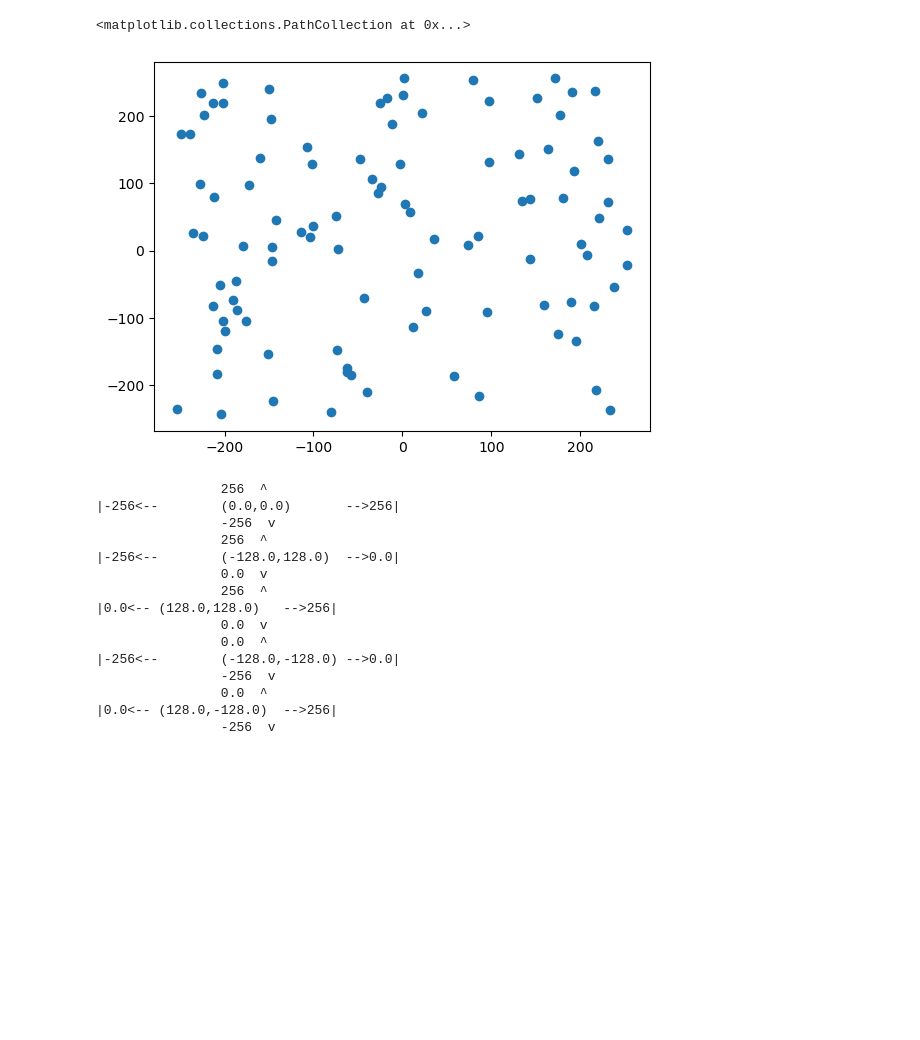
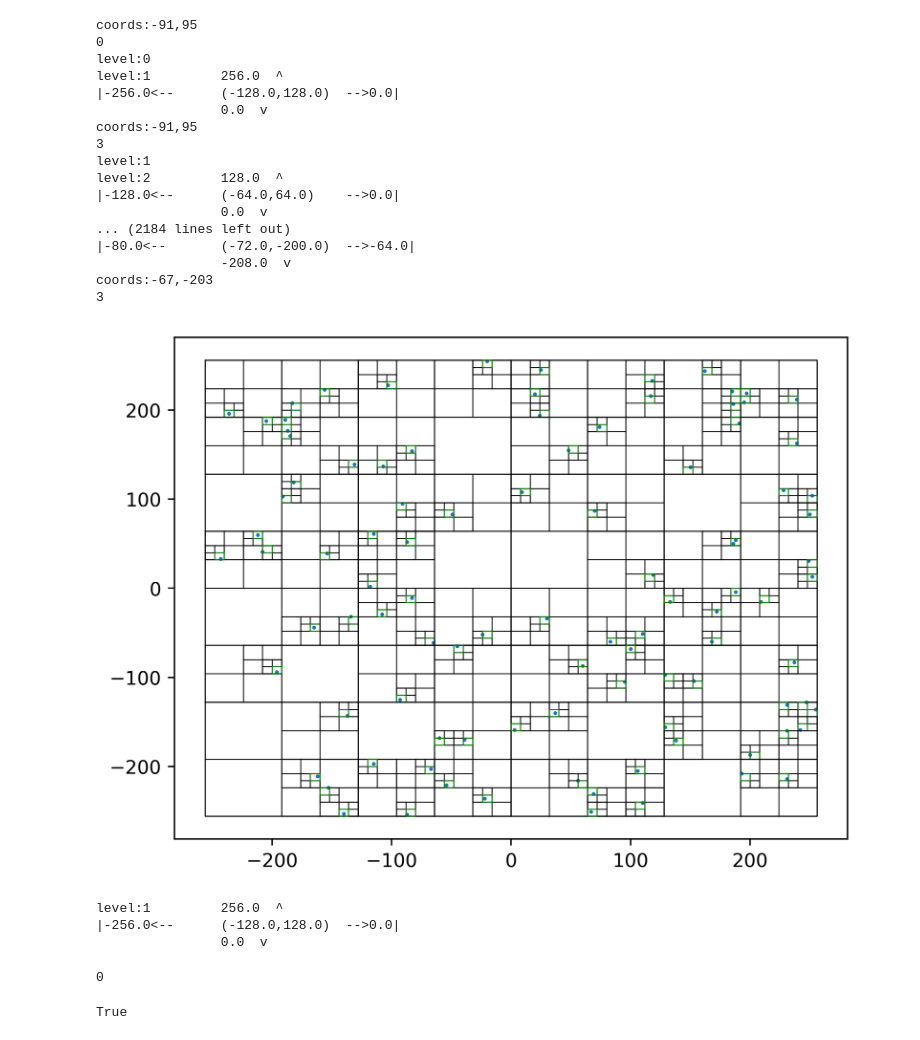
Before and after one commit to DarkKnight7107/DSAI, a Jupyter notebook: QuadTree.ipynb, the cells around one changed output. Cells and saved outputs as stored; diff of their text form; code cells hidden in the pictures; blank space fills up the shorter version.

```diff
--- a/QuadTree.ipynb
+++ b/QuadTree.ipynb
@@ -14,5 +13,0 @@ for i in range(0, 100):
-# %%
-plt.scatter(x,y)
-# %% [output]
-<matplotlib.collections.PathCollection at 0x...>
-[figure, removed]
@@ -59,20 +178,46 @@ class QuadTree:
-# %%
-q = QuadTree(-256,256,256,-256)
-q.genQuad()
-q._print_()
-# %% [output]
-                256  ^
-|-256<--        (0.0,0.0)       -->256|
-                -256  v
-                256  ^
-|-256<--        (-128.0,128.0)  -->0.0|
-                0.0  v
-                256  ^
-|0.0<-- (128.0,128.0)   -->256|
-                0.0  v
-                0.0  ^
-|-256<--        (-128.0,-128.0) -->0.0|
-                -256  v
-                0.0  ^
-|0.0<-- (128.0,-128.0)  -->256|
-                -256  v
+# %%
+plt.figure(dpi=500)
+
+
+q = QuadTree(-256,256,256,-256,0)
+for i in range(len(coords[0])):
+    q.tmp_insert([coords[0][i],coords[1][i]])
+plt.scatter(x,y,s=1)
+
+# x1 = [-50,50,-200]
+# y1 = [50,50,200]
+# c1 = []
+# c1.append(x1)
+# c1.append(y1)
+
+# for i in range(len(c1[0])):
+#     q.tmp_insert([c1[0][i],c1[1][i]])
+# plt.scatter(x1,y1)
+
+q._plot()
+plt.show()
+# %% [output]
+coords:-91,95
+0
+level:0
+level:1         256.0  ^
+|-256.0<--      (-128.0,128.0)  -->0.0|
+                0.0  v
+coords:-91,95
+3
+level:1
+level:2         128.0  ^
+|-128.0<--      (-64.0,64.0)    -->0.0|
+                0.0  v
+... (2184 lines left out)
+|-80.0<--       (-72.0,-200.0)  -->-64.0|
+                -208.0  v
+coords:-67,-203
+3
+[figure, added]
+# %%
+print(q.quads[0])
+# %% [output]
+level:1         256.0  ^
+|-256.0<--      (-128.0,128.0)  -->0.0|
+                0.0  v
@@ -78,0 +226,8 @@ q._print_()
+# %%
+p.tmp_inQuad([-50,50])
+# %% [output]
+0
+# %%
+p.x < 50
+# %% [output]
+True
```
Also changed, not shown: parts of 4 cells of this notebook.
